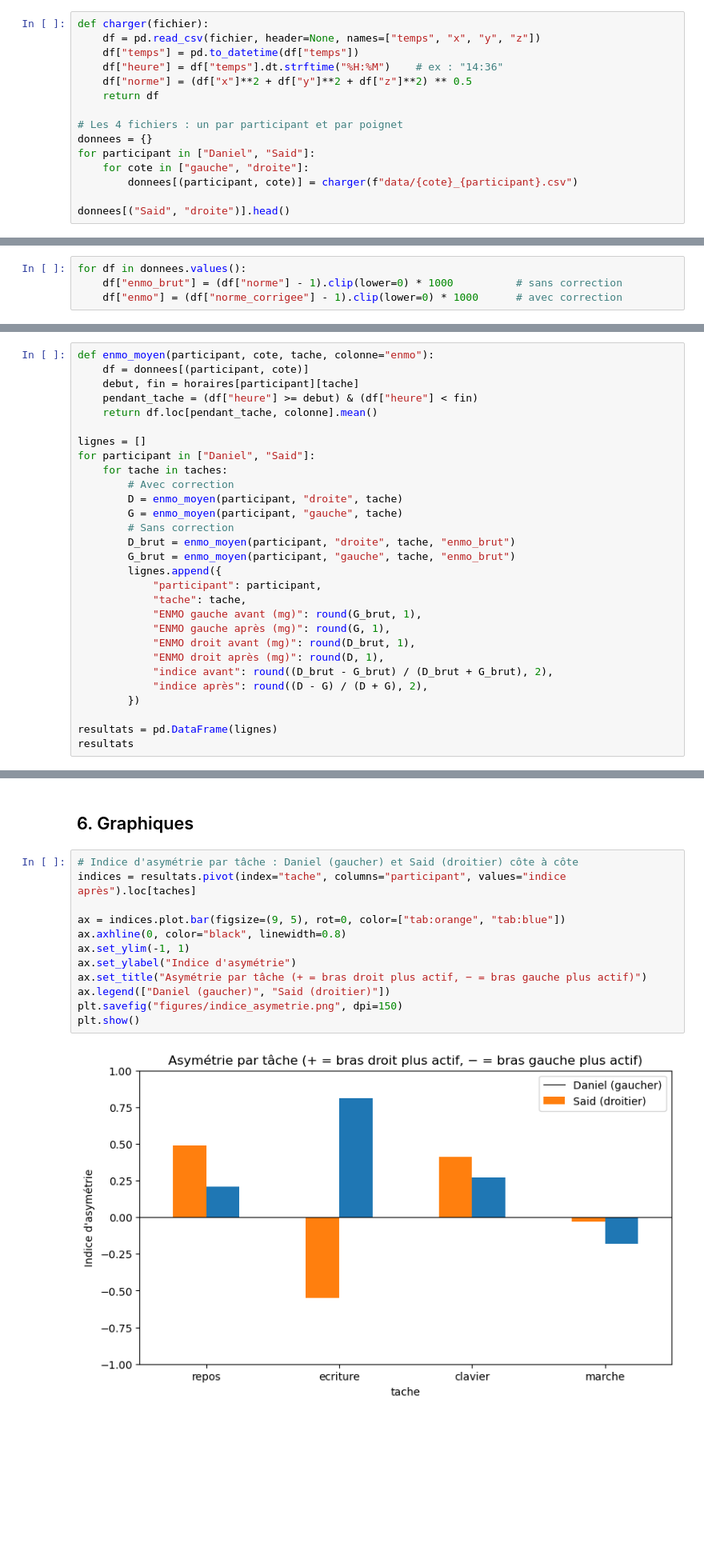
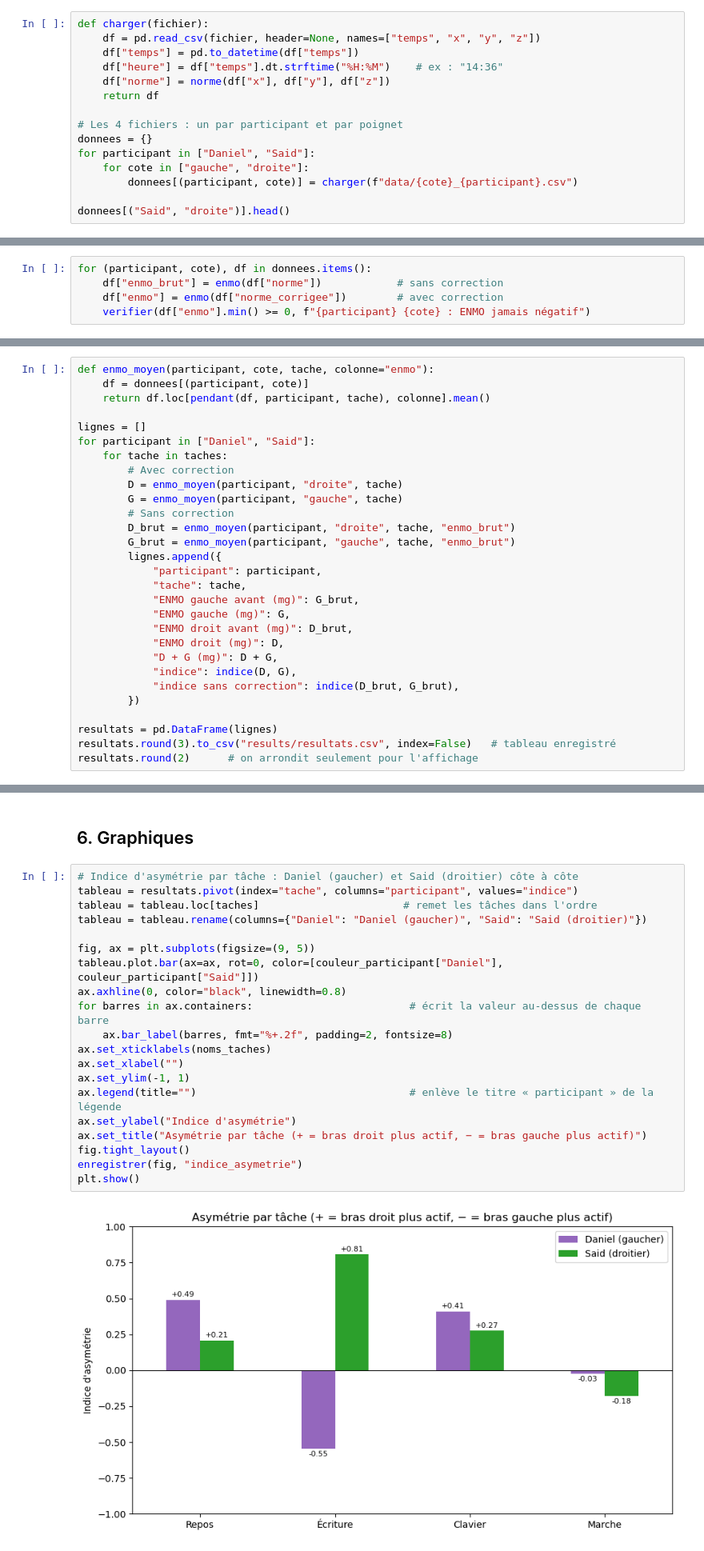
Before and after one commit to Rosy6137/Projet-ENMO, a Jupyter notebook: main.ipynb, the cells around one changed output, grey strips where cells are left out. Shown at 80% size. Cells and saved outputs as stored; diff of their text form; blank space fills up the shorter version.

```diff
--- a/main.ipynb
+++ b/main.ipynb
@@ -32,7 +82,7 @@ def charger(fichier):
     df = pd.read_csv(fichier, header=None, names=["temps", "x", "y", "z"])
     df["temps"] = pd.to_datetime(df["temps"])
     df["heure"] = df["temps"].dt.strftime("%H:%M")    # ex : "14:36"
-    df["norme"] = (df["x"]**2 + df["y"]**2 + df["z"]**2) ** 0.5
+    df["norme"] = norme(df["x"], df["y"], df["z"])
     return df
 
 # Les 4 fichiers : un par participant et par poignet
@@ -140,4 +286,5 @@ On enlève 1 g pour retirer la gravité : il ne reste que l'accélération due a
 # %%
-for df in donnees.values():
-    df["enmo_brut"] = (df["norme"] - 1).clip(lower=0) * 1000          # sans correction
-    df["enmo"] = (df["norme_corrigee"] - 1).clip(lower=0) * 1000      # avec correction
+for (participant, cote), df in donnees.items():
+    df["enmo_brut"] = enmo(df["norme"])            # sans correction
+    df["enmo"] = enmo(df["norme_corrigee"])        # avec correction
+    verifier(df["enmo"].min() >= 0, f"{participant} {cote} : ENMO jamais négatif")
@@ -153,9 +323,7 @@ Pour chaque personne et chaque tâche, on compare **ses deux poignets** :
 # %%
 def enmo_moyen(participant, cote, tache, colonne="enmo"):
     df = donnees[(participant, cote)]
-    debut, fin = horaires[participant][tache]
-    pendant_tache = (df["heure"] >= debut) & (df["heure"] < fin)
-    return df.loc[pendant_tache, colonne].mean()
+    return df.loc[pendant(df, participant, tache), colonne].mean()
 
 lignes = []
 for participant in ["Daniel", "Said"]:
@@ -169,14 +337,16 @@ for participant in ["Daniel", "Said"]:
         lignes.append({
             "participant": participant,
             "tache": tache,
-            "ENMO gauche avant (mg)": round(G_brut, 1),
-            "ENMO gauche après (mg)": round(G, 1),
-            "ENMO droit avant (mg)": round(D_brut, 1),
-            "ENMO droit après (mg)": round(D, 1),
-            "indice avant": round((D_brut - G_brut) / (D_brut + G_brut), 2),
-            "indice après": round((D - G) / (D + G), 2),
+            "ENMO gauche avant (mg)": G_brut,
+            "ENMO gauche (mg)": G,
+            "ENMO droit avant (mg)": D_brut,
+            "ENMO droit (mg)": D,
+            "D + G (mg)": D + G,
+            "indice": indice(D, G),
+            "indice sans correction": indice(D_brut, G_brut),
         })
 
 resultats = pd.DataFrame(lignes)
-resultats
+resultats.round(3).to_csv("results/resultats.csv", index=False)   # tableau enregistré
+resultats.round(2)      # on arrondit seulement pour l'affichage
 # %% [output]
@@ -193,16 +387,24 @@ resultats
 ## 6. Graphiques
 # %%
 # Indice d'asymétrie par tâche : Daniel (gaucher) et Said (droitier) côte à côte
-indices = resultats.pivot(index="tache", columns="participant", values="indice après").loc[taches]
+tableau = resultats.pivot(index="tache", columns="participant", values="indice")
+tableau = tableau.loc[taches]                       # remet les tâches dans l'ordre
+tableau = tableau.rename(columns={"Daniel": "Daniel (gaucher)", "Said": "Said (droitier)"})
 
-ax = indices.plot.bar(figsize=(9, 5), rot=0, color=["tab:orange", "tab:blue"])
+fig, ax = plt.subplots(figsize=(9, 5))
+tableau.plot.bar(ax=ax, rot=0, color=[couleur_participant["Daniel"], couleur_participant["Said"]])
 ax.axhline(0, color="black", linewidth=0.8)
+for barres in ax.containers:                         # écrit la valeur au-dessus de chaque barre
+    ax.bar_label(barres, fmt="%+.2f", padding=2, fontsize=8)
+ax.set_xticklabels(noms_taches)
+ax.set_xlabel("")
 ax.set_ylim(-1, 1)
+ax.legend(title="")                                  # enlève le titre « participant » de la légende
 ax.set_ylabel("Indice d'asymétrie")
 ax.set_title("Asymétrie par tâche (+ = bras droit plus actif, − = bras gauche plus actif)")
-ax.legend(["Daniel (gaucher)", "Said (droitier)"])
-plt.savefig("figures/indice_asymetrie.png", dpi=150)
+fig.tight_layout()
+enregistrer(fig, "indice_asymetrie")
 plt.show()
 # %% [output]
-[figure, old version]
+[figure, new version]
 # %%
```
Also changed, not shown: parts of 40 cells of this notebook, 24 other files.
